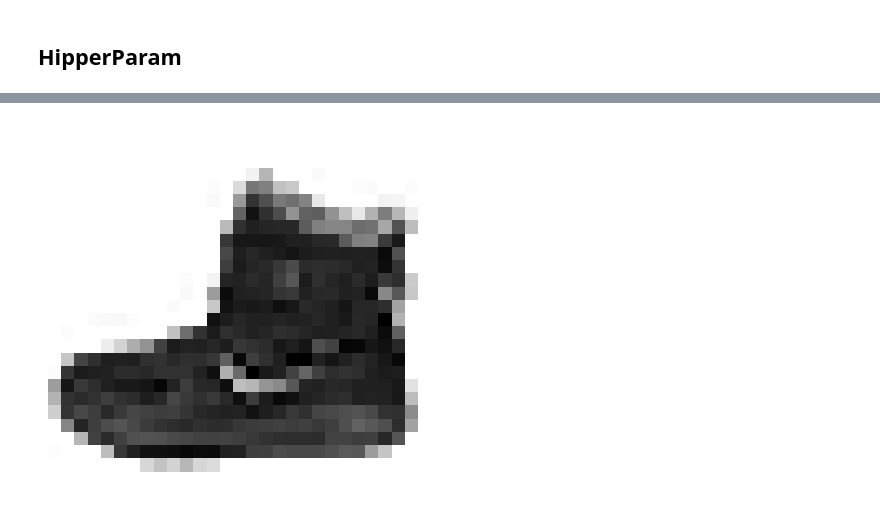
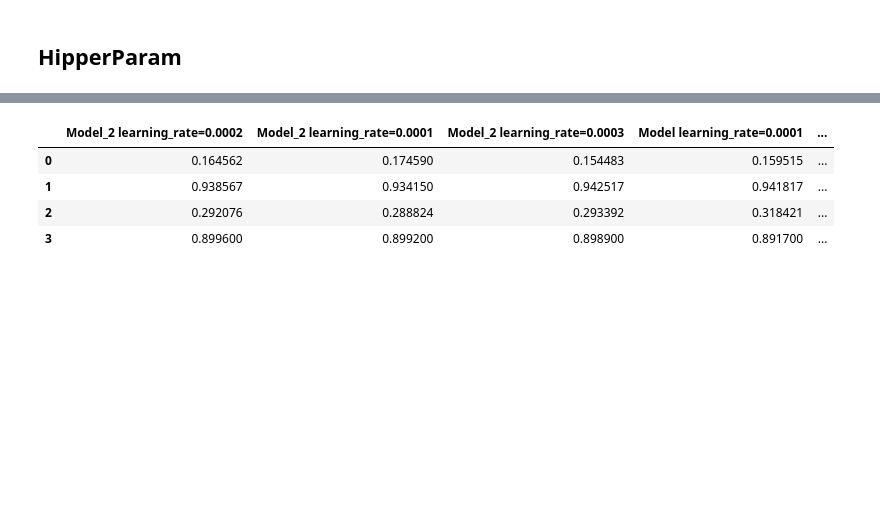
Before and after one commit to tarsweb-Python-GOIT/DS-HW, a Jupyter notebook: HW-09.ipynb, the cells around one changed output, grey strips where cells are left out. Cells and saved outputs as stored; diff of their text form; code cells hidden in the pictures; blank space fills up the shorter version.

```diff
--- a/HW-09.ipynb
+++ b/HW-09.ipynb
@@ -588,7 +672,8 @@ Error:
-# %%
-img_size = 28
-plt.imshow(x_train[0].reshape(img_size, img_size), cmap = 'gray_r')
-plt.axis('off')
-plt.show()
-# %% [output]
-[figure, removed]
+# %%
+pd.DataFrame({k: v for k, v in sorted(result_collect.items(), key=lambda item: item[1][3], reverse = True)})
+# %% [output]
+|  | Model_2 learning_rate=0.0002 | Model_2 learning_rate=0.0001 | Model_2 learning_rate=0.0003 | Model learning_rate=0.0001 | ... |
+| 0 | 0.164562 | 0.174590 | 0.154483 | 0.159515 | ... |
+| 1 | 0.938567 | 0.934150 | 0.942517 | 0.941817 | ... |
+| 2 | 0.292076 | 0.288824 | 0.293392 | 0.318421 | ... |
+| 3 | 0.899600 | 0.899200 | 0.898900 | 0.891700 | ... |
```
Also changed, not shown: parts of 19 cells of this notebook.
